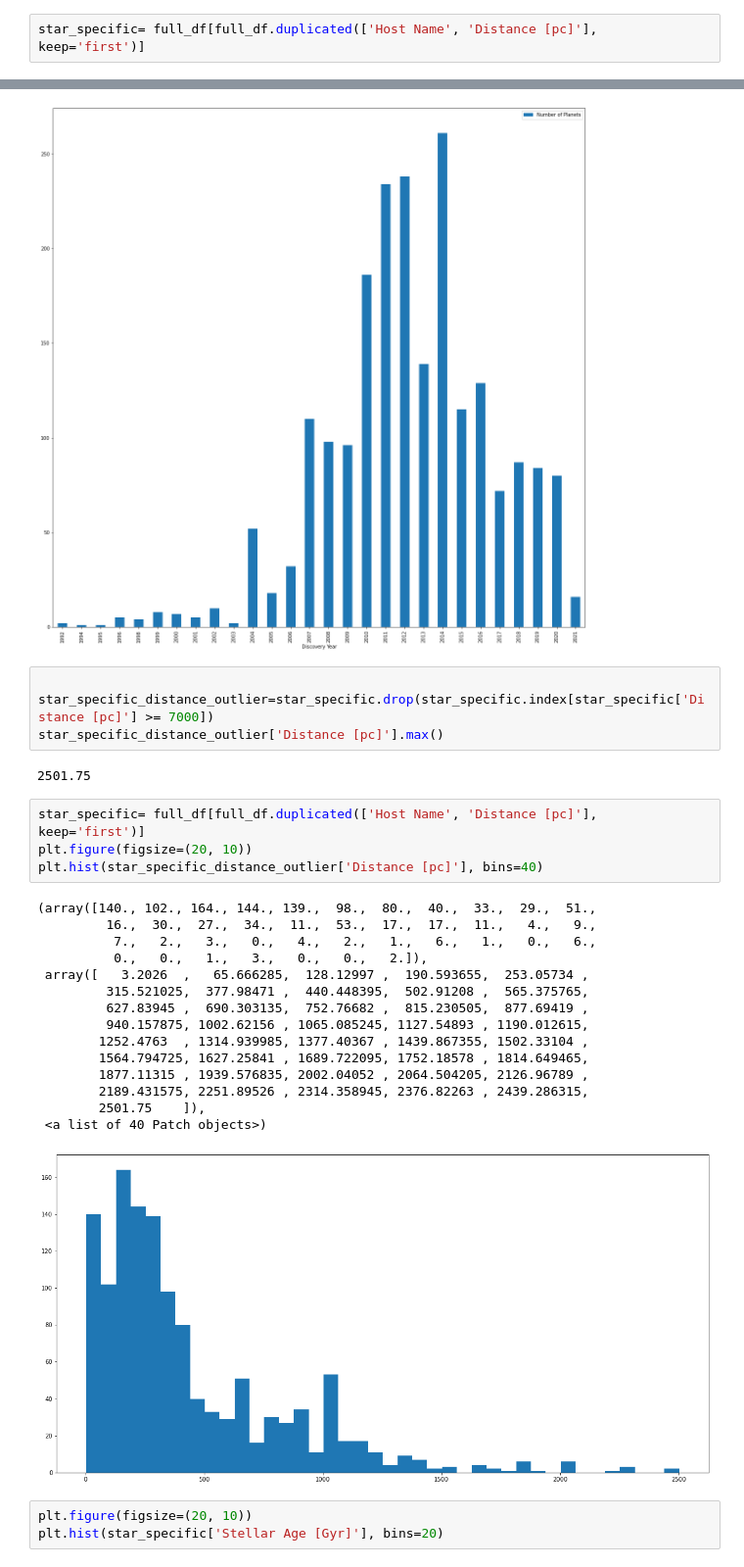
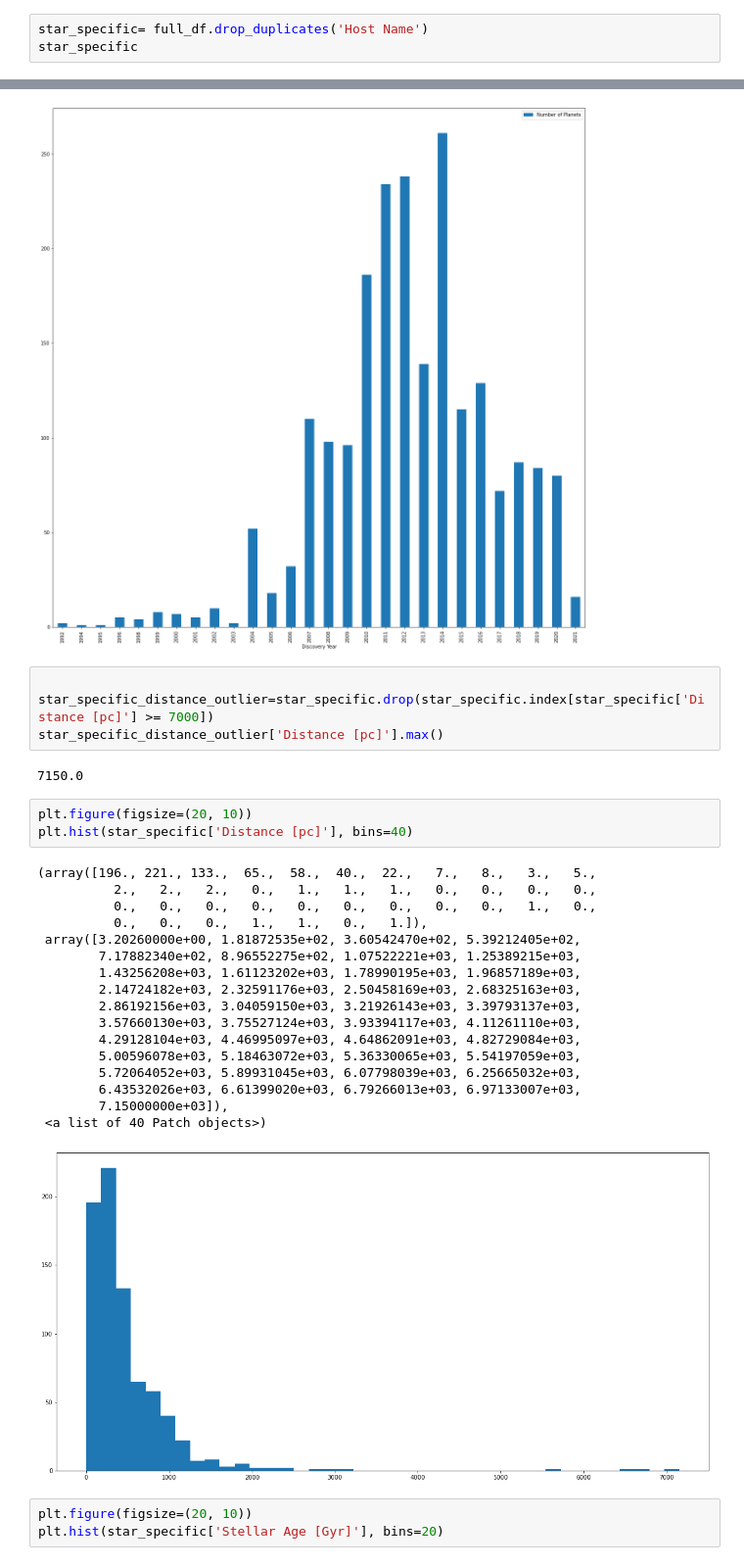
Before and after one commit to Crazyspaceman-hd/Exoplanets, a Jupyter notebook: Exoplanets.ipynb, the cells around one changed output, grey strips where cells are left out. Shown: that part at 98% size. Saved outputs shown, nothing was run; the diff lists cells and outputs as text.

```diff
--- a/Exoplanets.ipynb
+++ b/Exoplanets.ipynb
@@ -103,2 +88,3 @@ dtype: int64
 # %%
-star_specific= full_df[full_df.duplicated(['Host Name', 'Distance [pc]'], keep='first')]
+star_specific= full_df.drop_duplicates('Host Name')
+star_specific
@@ -205,27 +205,28 @@ plt.savefig('./Images/discYear')
 star_specific_distance_outlier=star_specific.drop(star_specific.index[star_specific['Distance [pc]'] >= 7000])
 star_specific_distance_outlier['Distance [pc]'].max()
 # %% [output]
-2501.75
+7150.0
 # %%
-star_specific= full_df[full_df.duplicated(['Host Name', 'Distance [pc]'], keep='first')]
 plt.figure(figsize=(20, 10))
-plt.hist(star_specific_distance_outlier['Distance [pc]'], bins=40)
+plt.hist(star_specific['Distance [pc]'], bins=40)
 # %% [output]
-(array([140., 102., 164., 144., 139.,  98.,  80.,  40.,  33.,  29.,  51.,
-         16.,  30.,  27.,  34.,  11.,  53.,  17.,  17.,  11.,   4.,   9.,
-          7.,   2.,   3.,   0.,   4.,   2.,   1.,   6.,   1.,   0.,   6.,
-          0.,   0.,   1.,   3.,   0.,   0.,   2.]),
- array([   3.2026  ,   65.666285,  128.12997 ,  190.593655,  253.05734 ,
-         315.521025,  377.98471 ,  440.448395,  502.91208 ,  565.375765,
-         627.83945 ,  690.303135,  752.76682 ,  815.230505,  877.69419 ,
-         940.157875, 1002.62156 , 1065.085245, 1127.54893 , 1190.012615,
-        1252.4763  , 1314.939985, 1377.40367 , 1439.867355, 1502.33104 ,
-        1564.794725, 1627.25841 , 1689.722095, 1752.18578 , 1814.649465,
-        1877.11315 , 1939.576835, 2002.04052 , 2064.504205, 2126.96789 ,
-        2189.431575, 2251.89526 , 2314.358945, 2376.82263 , 2439.286315,
-        2501.75    ]),
+(array([196., 221., 133.,  65.,  58.,  40.,  22.,   7.,   8.,   3.,   5.,
+          2.,   2.,   2.,   0.,   1.,   1.,   1.,   0.,   0.,   0.,   0.,
+          0.,   0.,   0.,   0.,   0.,   0.,   0.,   0.,   0.,   1.,   0.,
+          0.,   0.,   0.,   1.,   1.,   0.,   1.]),
+ array([3.20260000e+00, 1.81872535e+02, 3.60542470e+02, 5.39212405e+02,
+        7.17882340e+02, 8.96552275e+02, 1.07522221e+03, 1.25389215e+03,
+        1.43256208e+03, 1.61123202e+03, 1.78990195e+03, 1.96857189e+03,
+        2.14724182e+03, 2.32591176e+03, 2.50458169e+03, 2.68325163e+03,
+        2.86192156e+03, 3.04059150e+03, 3.21926143e+03, 3.39793137e+03,
+        3.57660130e+03, 3.75527124e+03, 3.93394117e+03, 4.11261110e+03,
+        4.29128104e+03, 4.46995097e+03, 4.64862091e+03, 4.82729084e+03,
+        5.00596078e+03, 5.18463072e+03, 5.36330065e+03, 5.54197059e+03,
+        5.72064052e+03, 5.89931045e+03, 6.07798039e+03, 6.25665032e+03,
+        6.43532026e+03, 6.61399020e+03, 6.79266013e+03, 6.97133007e+03,
+        7.15000000e+03]),
  <a list of 40 Patch objects>)
-[figure, old version]
+[figure, new version]
 # %%
 plt.figure(figsize=(20, 10))
 plt.hist(star_specific['Stellar Age [Gyr]'], bins=20)
```
Also changed, not shown: parts of 6 cells of this notebook, 2 other files.
